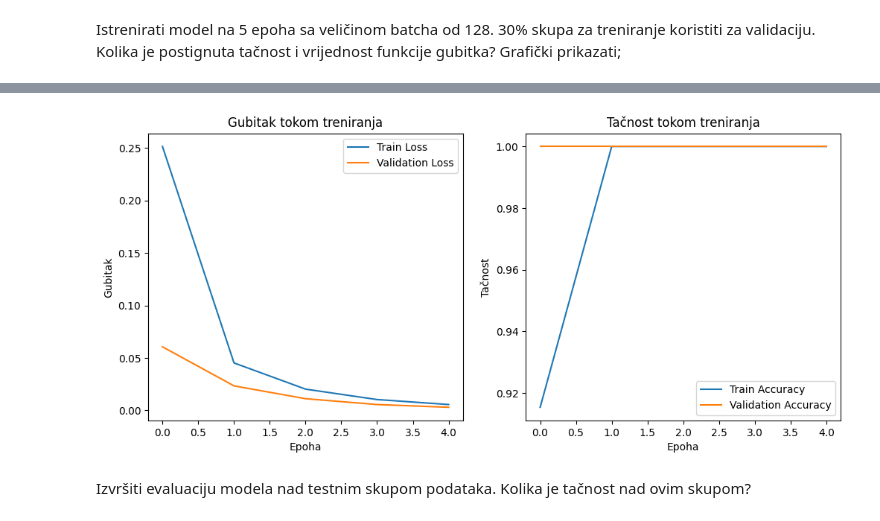
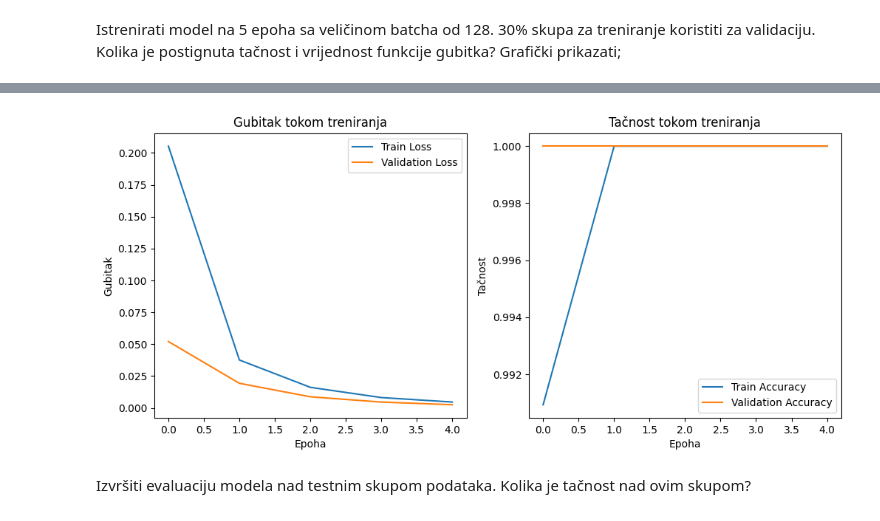
Before and after one commit to amujalo1/TensorLab, a Jupyter notebook: LV4.ipynb, the cells around one changed output, grey strips where cells are left out. Saved outputs shown, nothing was run; the diff lists cells and outputs as text; code cells hidden in the pictures.

```diff
--- a/LV4.ipynb
+++ b/LV4.ipynb
@@ -60,7 +60,7 @@ trening skupa podataka, a kako izgleda formirani niz cijelih brojeva za nju?
 # %%
 from tensorflow.keras.preprocessing.text import Tokenizer
 
-tokenizer = Tokenizer()
+tokenizer = Tokenizer(num_words=4000)
 tokenizer.fit_on_texts(X_train)
 train_data_seq = tokenizer.texts_to_sequences(X_train)
 test_data_seq = tokenizer.texts_to_sequences(X_test)
@@ -156,8 +156,7 @@ je postignuta tačnost i vrijednost funkcije gubitka? Grafički prikazati;
 history = model.fit(X_train_vectorized, y_train_vectorized,
                     epochs=5,
                     batch_size=128,
-                    validation_split=0.3,
-                    verbose=1)
+                    validation_split=0.3)
 
 loss, accuracy = model.evaluate(X_test_vectorized, y_test_vectorized, verbose = 0)
 print(f"Postignuta tačnost na testnom skupu: {accuracy:.4f}")
@@ -197,4 +196,4 @@ Vrijednost funkcije gubitka: 0.0031
-[figure, old version]
+[figure, new version]
 # %% [markdown]
 Izvršiti evaluaciju modela nad testnim skupom podataka. Kolika je tačnost nad ovim skupom?
 # %%
```
Also changed, not shown: parts of 25 cells of this notebook.
